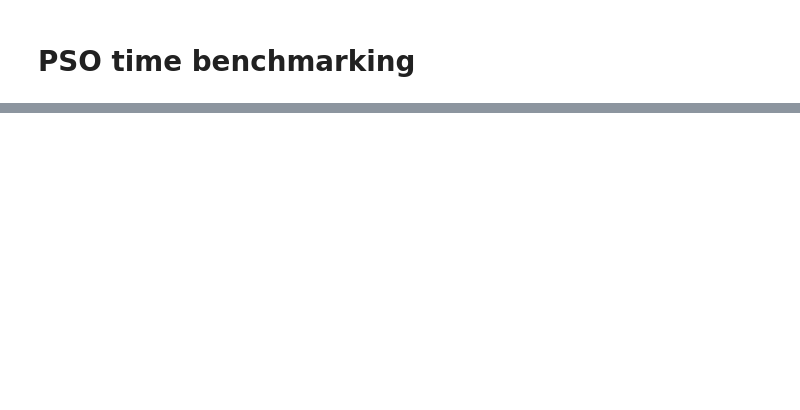
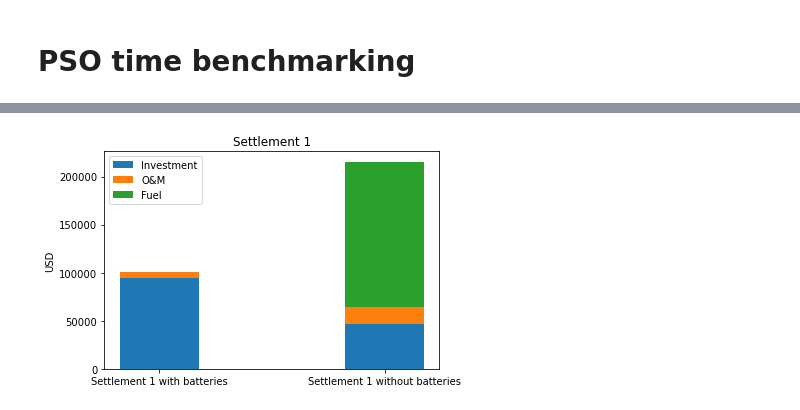
Before and after one commit to OnSSET/onsset, a Jupyter notebook: onsset/Hybrids_testing.ipynb, the cells around one changed output, grey strips where cells are left out. Saved outputs shown, nothing was run; the diff lists cells and outputs as text; code cells hidden in the pictures; blank space fills up the shorter version.

```diff
--- a/onsset/Hybrids_testing.ipynb
+++ b/onsset/Hybrids_testing.ipynb
@@ -263,6 +240,9 @@ diesel_min = 0.5
 min_bounds_1 = np.array([pv_min, battery_min_1, diesel_min])
 min_bounds_2 = np.array([pv_min, battery_min_2, diesel_min])
 min_bounds_3 = np.array([pv_min, battery_min_3, diesel_min])
+min_bounds_10 = np.array([pv_min, 0, diesel_min])
+min_bounds_20 = np.array([pv_min, 0, diesel_min])
+min_bounds_30 = np.array([pv_min, 0, diesel_min])
 
 pv_max_1 = 5 * load_curve_1[19]
 pv_max_2 = 5 * load_curve_2[19]
@@ -273,13 +253,20 @@ battery_max_3 = 5 * (settlement_3['energy_demand'] / 365)
 diesel_max_1 = max(load_curve_1)
 diesel_max_2 = max(load_curve_2)
 diesel_max_3 = max(load_curve_3)
+
 max_bounds_1 = np.array([pv_max_1, battery_max_1, diesel_max_1])
 max_bounds_2 = np.array([pv_max_2, battery_max_2, diesel_max_2])
 max_bounds_3 = np.array([pv_max_3, battery_max_3, diesel_max_3])
+max_bounds_10 = np.array([pv_max_1, 0, diesel_max_1])
+max_bounds_20 = np.array([pv_max_2, 0, diesel_max_2])
+max_bounds_30 = np.array([pv_max_3, 0, diesel_max_3])
 
 bounds_1 = (min_bounds_1, max_bounds_1)
 bounds_2 = (min_bounds_2, max_bounds_2)
 bounds_3 = (min_bounds_3, max_bounds_3)
+bounds_10 = (min_bounds_10, max_bounds_10)
+bounds_20 = (min_bounds_20, max_bounds_20)
+bounds_30 = (min_bounds_30, max_bounds_30)
 # %%
 options = {'c1': 0.5, 'c2': 0.3, 'w':0.9}
 optimizer_1 = ps.single.GlobalBestPSO(n_particles=100, dimensions=3, options=options, bounds=bounds_1)
@@ -520,0 +520,3 @@ PSO with 100 particles, 1000 iterations ran in 29.6 sec. Found optimal LCOE at 0
+# %%
+optimizer_50_with = ps.single.GlobalBestPSO(n_particles=50, dimensions=3, options=options, bounds=bounds_1)
+optimizer_50_without = ps.single.GlobalBestPSO(n_particles=50, dimensions=3, options=options, bounds=bounds_10)
@@ -520,0 +525,6 @@ PSO with 100 particles, 1000 iterations ran in 29.6 sec. Found optimal LCOE at 0
+# %%
+cost_50_100_with, pos_50_100_with = optimizer_50_with.optimize(opt_func_1, iters=100)
+settlement_1_with = find_least_cost_option(pos_50_100_with, temp, ghi_local_1, hour_numbers,
+                              load_curve_1, inv_eff, n_dis, n_chg, dod_max, settlement['energy_demand'], settlement['diesel_price'],
+                              end_year, start_year, pv_cost, charge_controller, pv_om, diesel_cost,
+                              diesel_om, inverter_life, inverter_cost, diesel_life, pv_life, battery_cost, discount_rate, lpsp_max, diesel_limit, simple=False)
@@ -520,0 +536,6 @@ PSO with 100 particles, 1000 iterations ran in 29.6 sec. Found optimal LCOE at 0
+# %%
+cost_50_100_without, pos_50_100_without = optimizer_50_without.optimize(opt_func_10, iters=100)
+settlement_1_without = find_least_cost_option(pos_50_100_without, temp, ghi_local_1, hour_numbers,
+                              load_curve_1, inv_eff, n_dis, n_chg, dod_max, settlement['energy_demand'], settlement['diesel_price'],
+                              end_year, start_year, pv_cost, charge_controller, pv_om, diesel_cost,
+                              diesel_om, inverter_life, inverter_cost, diesel_life, pv_life, battery_cost, discount_rate, lpsp_max, 1, simple=False)
@@ -520,0 +581,22 @@ PSO with 100 particles, 1000 iterations ran in 29.6 sec. Found optimal LCOE at 0
+# %%
+labels = ['Settlement 1 with batteries', 'Settlement 1 without batteries']
+investments = [settlement_1_with[3], settlement_1_without[3]]
+om = [settlement_1_with[-1], settlement_1_without[-1]]
+fuel_cost = [settlement_1_with[-2], settlement_1_without[-2]]
+om_and_investment = [settlement_1_with[-1] + settlement_1_with[3], settlement_1_without[-1] + settlement_1_without[3]]
+width = 0.35       # the width of the bars: can also be len(x) sequence
+
+fig, ax = plt.subplots()
+
+ax.bar(labels, investments, width, label='Investment')
+ax.bar(labels, om, width, bottom=investments, label='O&M')
+ax.bar(labels, fuel_cost, width, bottom=om_and_investment, label='Fuel')
+#ax.bar(labels, fuel_cost, width, label='Fuel')
+
+ax.set_ylabel('USD')
+ax.set_title('Settlement 1')
+ax.legend()
+
+plt.show()
+# %% [output]
+[figure, added]
```
Also changed, not shown: parts of 35 cells of this notebook, 5 other files.
